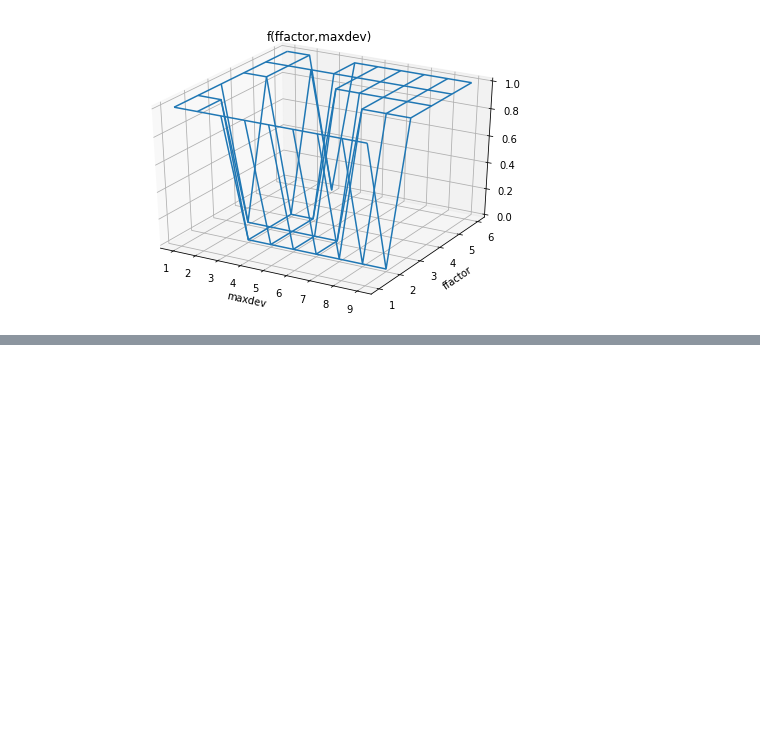
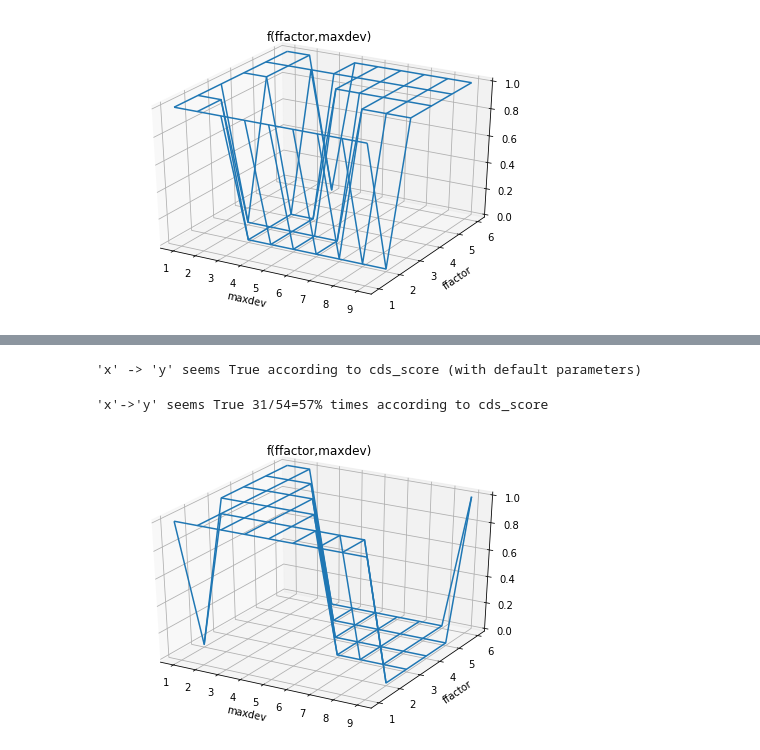
Before and after one commit to muoten/causal-discovery-playground, a Jupyter notebook: automatic_pairwise_causal_discovery_via_cds.ipynb, the cells around one changed output, grey strips where cells are left out. Cells and saved outputs as stored; diff of their text form; code cells hidden in the pictures; blank space fills up the shorter version.

```diff
--- a/automatic_pairwise_causal_discovery_via_cds.ipynb
+++ b/automatic_pairwise_causal_discovery_via_cds.ipynb
@@ -345,0 +377,11 @@ plot_meshgrid(F_RANGE,D_RANGE,cds_score)
+# %%
+myresult = test_pairwise_cds_score(COL_X, COL_Y, CDS())
+print("'{}' -> '{}' seems {} according to cds_score (with default parameters)".format(COL_X, COL_Y, myresult))
+# %% [output]
+'x' -> 'y' seems True according to cds_score (with default parameters)
+# %%
+cds_score = test_pairwise_cds_score_grid_params(COL_X, COL_Y, F_RANGE, D_RANGE, minc=12)
+plot_meshgrid(F_RANGE,D_RANGE,cds_score, interactive=False)
+# %% [output]
+'x'->'y' seems True 31/54=57% times according to cds_score
+[figure, added]
```
Also changed, not shown: parts of 21 cells of this notebook.
